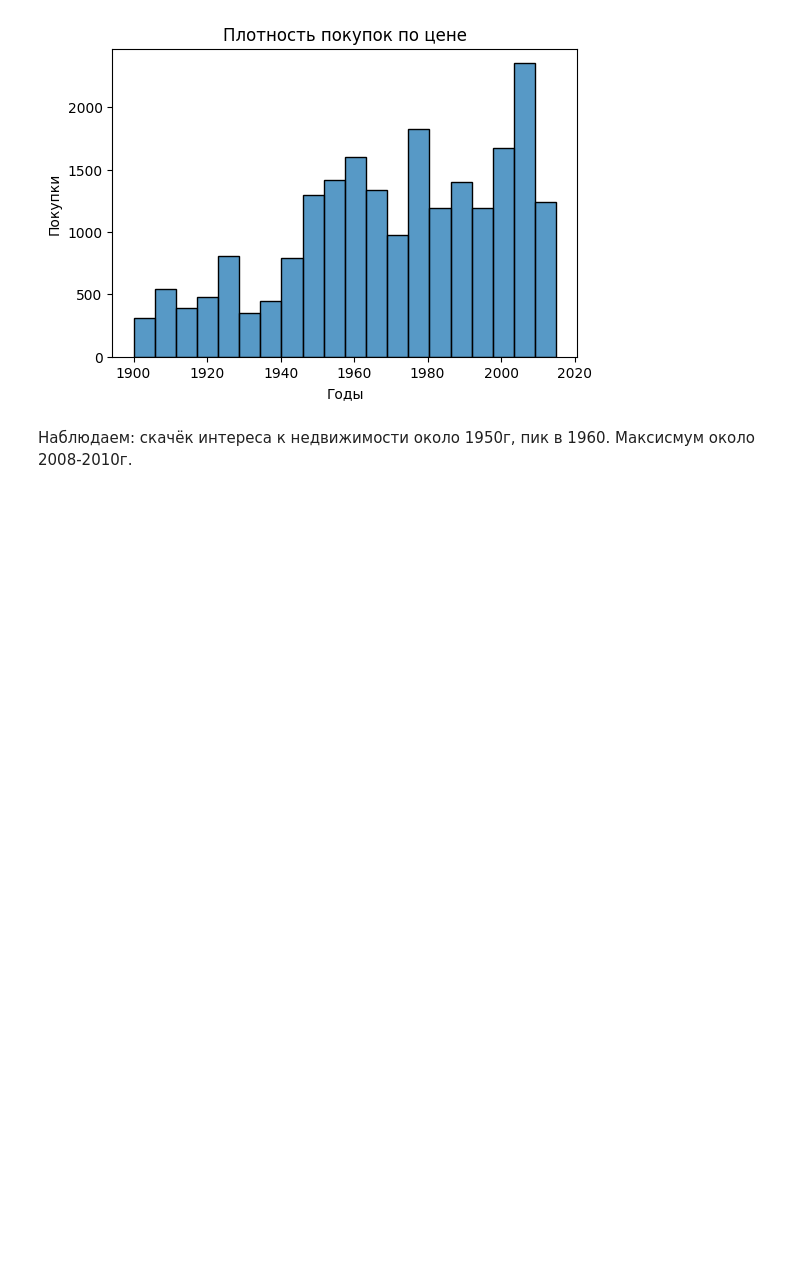
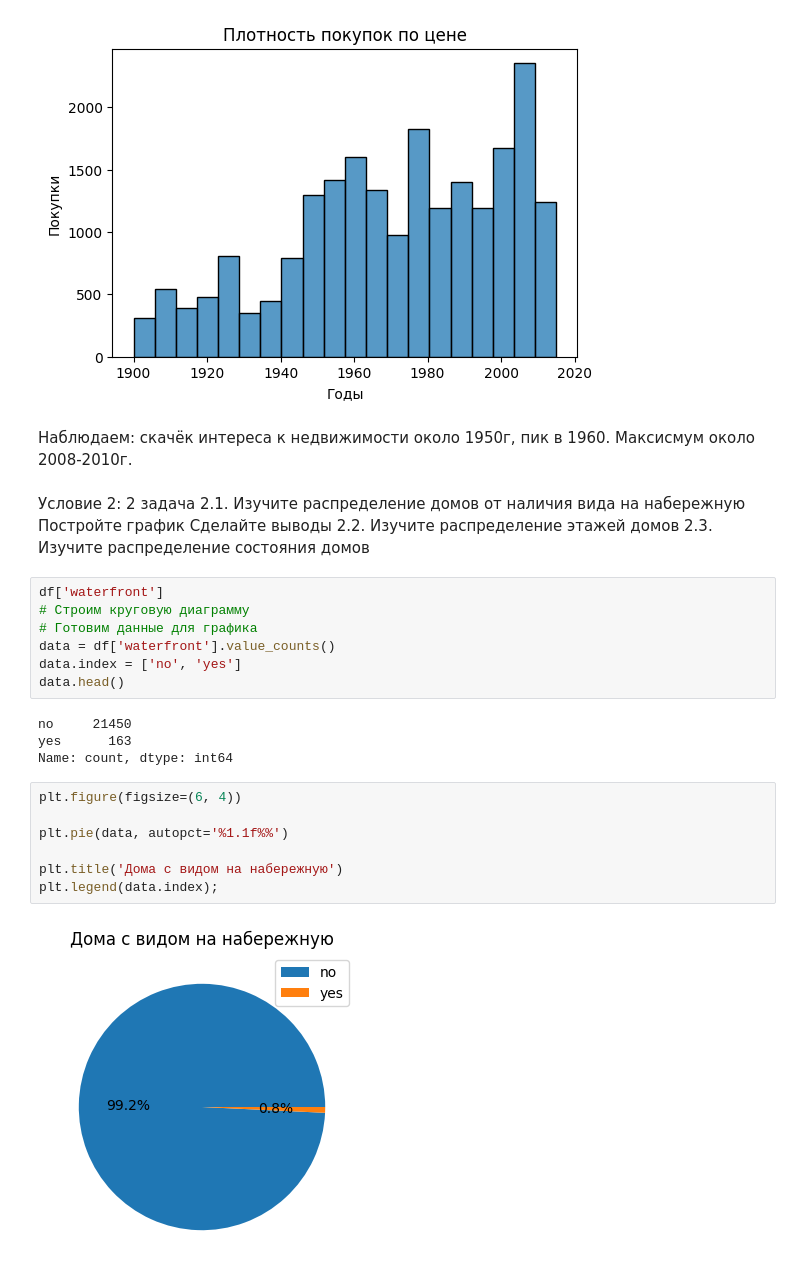
Before and after one commit to ArtemFilosofGB/PythonForAnalyst, a Jupyter notebook: Homework/Hw04/Homework04.ipynb, the cells around one changed output. Drawn from its saved outputs; the diff is of its cells as text; blank space fills up the shorter version.

```diff
--- a/Homework/Hw04/Homework04.ipynb
+++ b/Homework/Hw04/Homework04.ipynb
@@ -125,3 +144,30 @@ plt.ylabel('Покупки');
 [figure]
 # %% [markdown]
 Наблюдаем: скачёк интереса к недвижимости около 1950г, пик в 1960. Максисмум около 2008-2010г.
+# %% [markdown]
+Условие 2: 2 задача
+2.1. Изучите распределение домов от наличия вида на набережную
+Постройте график
+Сделайте выводы
+2.2. Изучите распределение этажей домов
+2.3. Изучите распределение состояния домов
+# %%
+df['waterfront']
+# Строим круговую диаграмму
+# Готовим данные для графика
+data = df['waterfront'].value_counts()
+data.index = ['no', 'yes']
+data.head()
+# %% [output]
+no     21450
+yes      163
+Name: count, dtype: int64
+# %%
+plt.figure(figsize=(6, 4))
+
+plt.pie(data, autopct='%1.1f%%')
+
+plt.title('Дома с видом на набережную')
+plt.legend(data.index);
+# %% [output]
+[figure, added]
```
Also changed, not shown: parts of 15 cells of this notebook, 1 other file.
